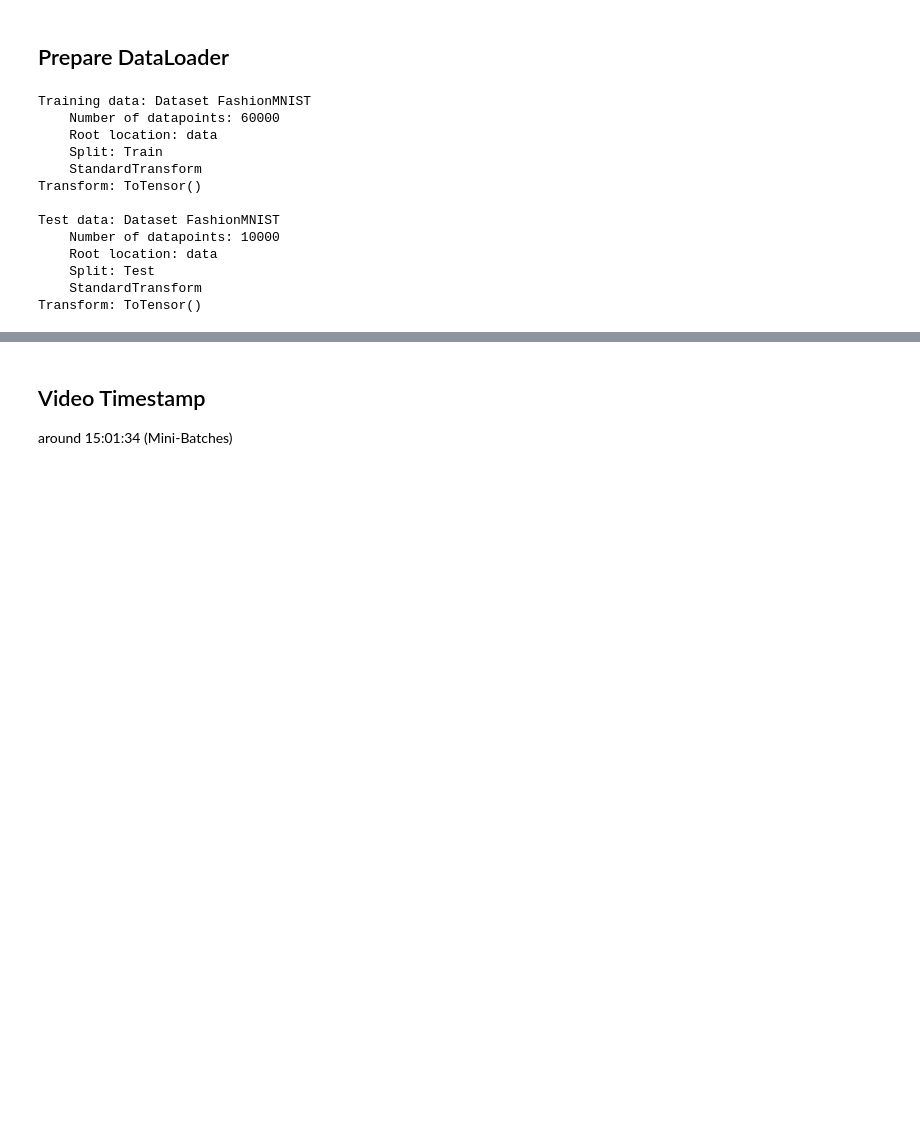
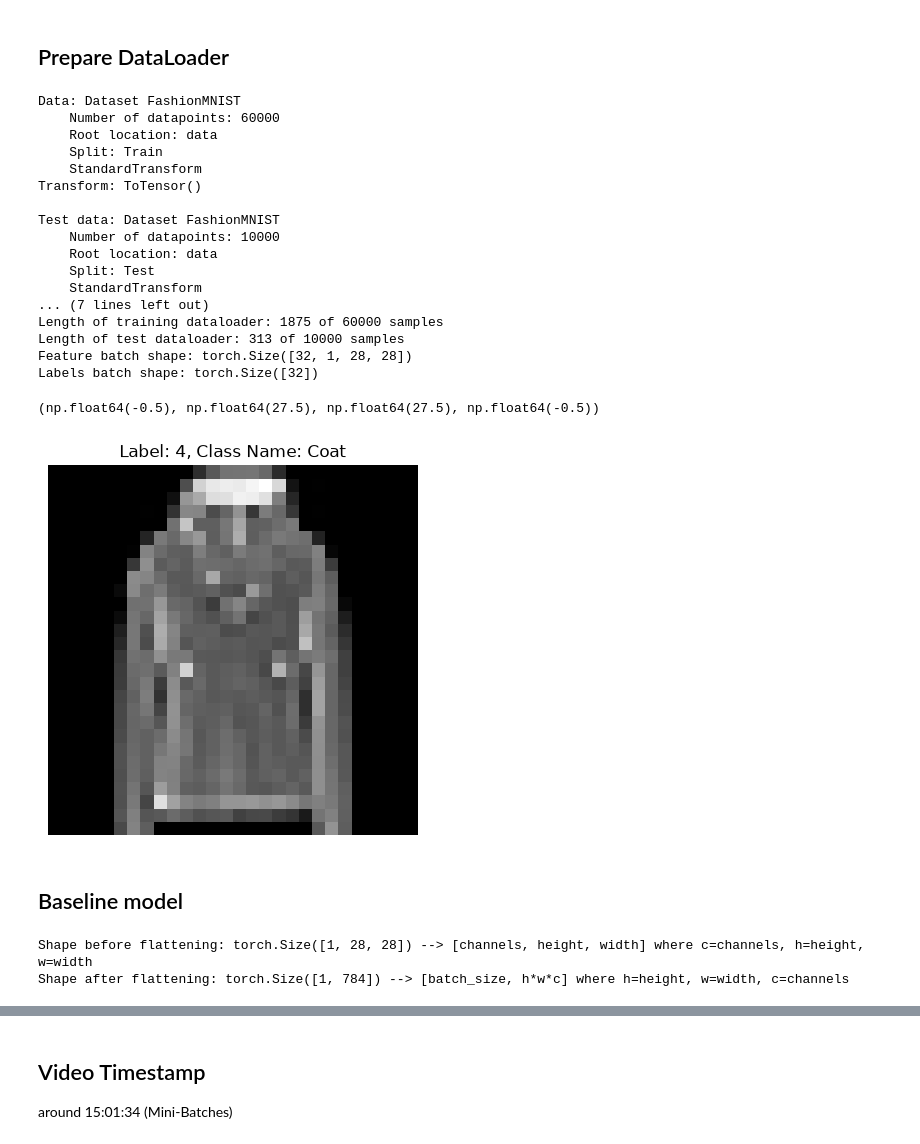
Before and after one commit to LovepreetSinghGhuman/PyTorch_Mastery, a Jupyter notebook: 03_PyTorch_Computer_Vision.ipynb, the cells around one changed output, grey strips where cells are left out. Saved outputs shown, nothing was run; the diff lists cells and outputs as text; code cells hidden in the pictures; blank space fills up the shorter version.

Commit message:
creation baseline model,  error fix "(" needs to directly follow nn.Module and Adding flattening

```diff
--- a/03_PyTorch_Computer_Vision.ipynb
+++ b/03_PyTorch_Computer_Vision.ipynb
@@ -127,12 +127,22 @@ BATCH_SIZE = 32
 
 # Turn the training and test datasets into DataLoaders (From PyTorch Dataset to Python iterable)
 # Using Mini-batches to speed up training and reduce memory usage and to improve generalization (more chances to escape local minima/update weights more often): batch size = 32 (default)
-print(f"Training data: {train_data}\n\nTest data: {test_data}")
 
-train_dataloader = torch.utils.data.DataLoader(dataset=train_data, batch_size=32, shuffle=True)
-test_dataloader = torch.utils.data.DataLoader(dataset=test_data, batch_size=32, shuffle=False)
+train_dataloader = torch.utils.data.DataLoader(dataset=train_data, batch_size=32, shuffle=True) # Shuffle the training data to improve generalization and avoid overfitting (more chances to escape local minima/update weights more often)
+test_dataloader = torch.utils.data.DataLoader(dataset=test_data, batch_size=32, shuffle=False) # No need to shuffle the test data as we are not training on it, just evaluating the model's performance on unseen data (easier).
+
+print(f"Data: {train_data}\n\nTest data: {test_data}")
+print(f"DataLoaders: {train_dataloader}\n\nTest DataLoader: {test_dataloader}\n\nBatch size: {BATCH_SIZE}\n")
+
+# Check the first batch of training data
+print(f"Length of training dataloader: {len(train_dataloader)} of {len(train_dataloader.dataset)} samples")
+print(f"Length of test dataloader: {len(test_dataloader)} of {len(test_dataloader.dataset)} samples")
+
+train_features_batch, train_labels_batch = next(iter(train_dataloader))
+print(f"Feature batch shape: {train_features_batch.size()}")
+print(f"Labels batch shape: {train_labels_batch.size()}")
 # %% [output]
-Training data: Dataset FashionMNIST
+Data: Dataset FashionMNIST
     Number of datapoints: 60000
     Root location: data
     Split: Train
@@ -144,24 +154,35 @@ Test data: Dataset FashionMNIST
     Root location: data
     Split: Test
     StandardTransform
-Transform: ToTensor()
+... (7 lines left out)
+Length of training dataloader: 1875 of 60000 samples
+Length of test dataloader: 313 of 10000 samples
+Feature batch shape: torch.Size([32, 1, 28, 28])
+Labels batch shape: torch.Size([32])
+# %%
+random_idx = torch.randint(0, len(train_features_batch), size=[1]).item()
+img, label = train_features_batch[random_idx], train_labels_batch[random_idx]
+plt.imshow(img.squeeze(), cmap="gray")
+plt.title(f"Label: {label}, Class Name: {train_data.classes[label]}")
+plt.axis(False)
+# %% [output]
+(np.float64(-0.5), np.float64(27.5), np.float64(27.5), np.float64(-0.5))
+[figure, added]
+# %% [markdown]
+## Baseline model
 # %%
-# CNN Model
-class CNN(nn.Module):
-    def __init__(self):
-        super(CNN, self).__init__()
-        self.conv1 = nn.Conv2d(1, 32, kernel_size=3, stride=1, padding=1)
-        self.conv2 = nn.Conv2d(32, 64, kernel_size=3, stride=1, padding=1)
-        self.pool = nn.MaxPool2d(kernel_size=2, stride=2)
-        self.fc1 = nn.Linear(64 * 7 * 7, 128)
-        self.fc2 = nn.Linear(128, 10)
+# Flatten layer
+flatten_model = nn.Flatten()
 
-    def forward(self, x):
-        x = self.pool(torch.relu(self.conv1(x)))
-        x = self.pool(torch.relu(self.conv2(x)))
-        x = x.view(-1, 64 * 7 * 7)
-        x = torch.relu(self.fc1(x))
-        x = self.fc2(x)
-        return x
+# Get a single sample from the training batch
+x = train_features_batch[0]
 
-model_cnn = CNN().to(DEVICE)
+ # Forward pass through the flatten layer
+x_flatten = flatten_model(x)
+
+# Print the shape of the input and output tensors
+print(f"Shape before flattening: {x.shape} --> [channels, height, width] where c=channels, h=height, w=width")
+print(f"Shape after flattening: {x_flatten.shape} --> [batch_size, h*w*c] where h=height, w=width, c=channels")
+# %% [output]
+Shape before flattening: torch.Size([1, 28, 28]) --> [channels, height, width] where c=channels, h=height, w=width
+Shape after flattening: torch.Size([1, 784]) --> [batch_size, h*w*c] where h=height, w=width, c=channels
```
Also changed, not shown: parts of 4 cells of this notebook.
